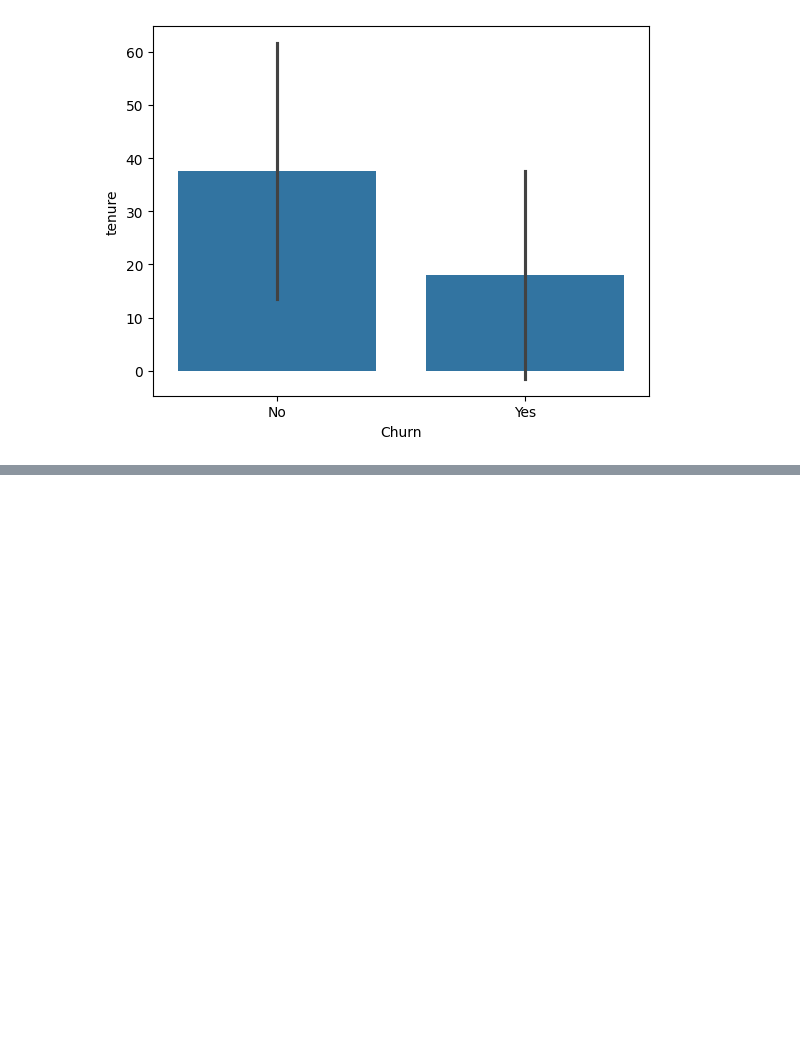
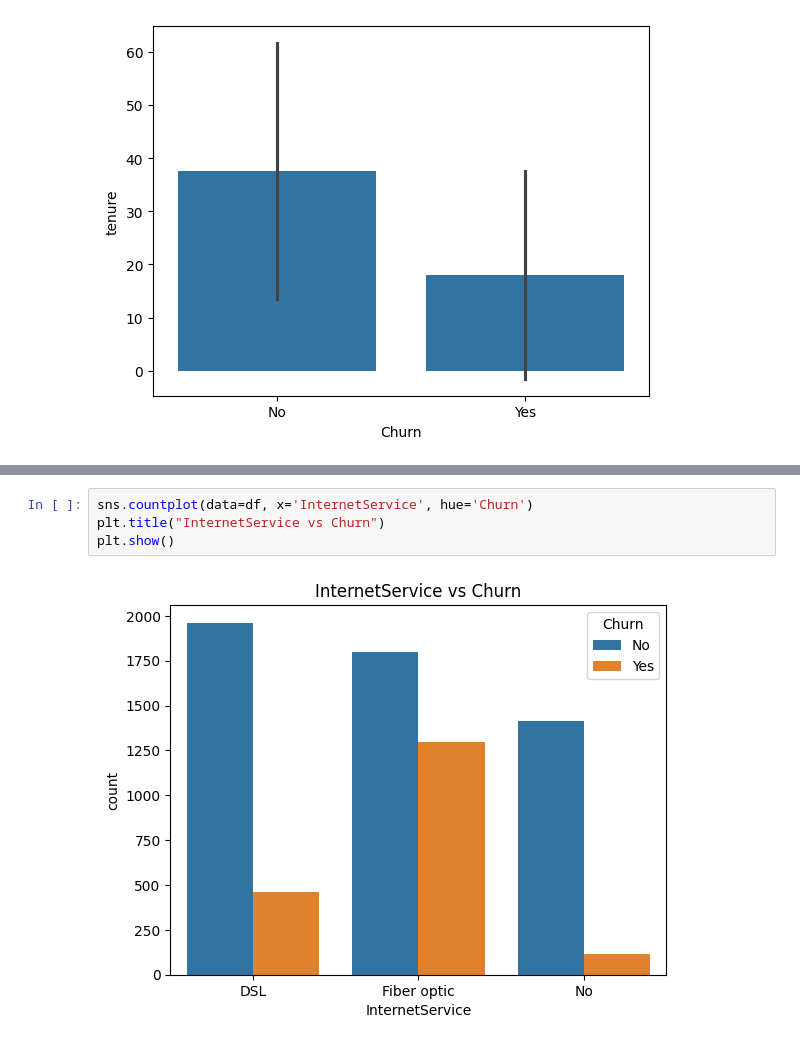
Before and after one commit to Deb-bie/customer-churn-prediction, a Jupyter notebook: notebooks/01_data_exploration/eda_overview.ipynb, the cells around one changed output, grey strips where cells are left out. Drawn from its saved outputs; the diff is of its cells as text; blank space fills up the shorter version.

```diff
--- a/notebooks/01_data_exploration/eda_overview.ipynb
+++ b/notebooks/01_data_exploration/eda_overview.ipynb
@@ -549,0 +591,6 @@ sns.barplot(data=df, x='Churn', y='tenure', errorbar='sd')
+# %%
+sns.countplot(data=df, x='InternetService', hue='Churn')
+plt.title("InternetService vs Churn")
+plt.show()
+# %% [output]
+[figure, added]
```
Also changed, not shown: parts of 16 cells of this notebook.
